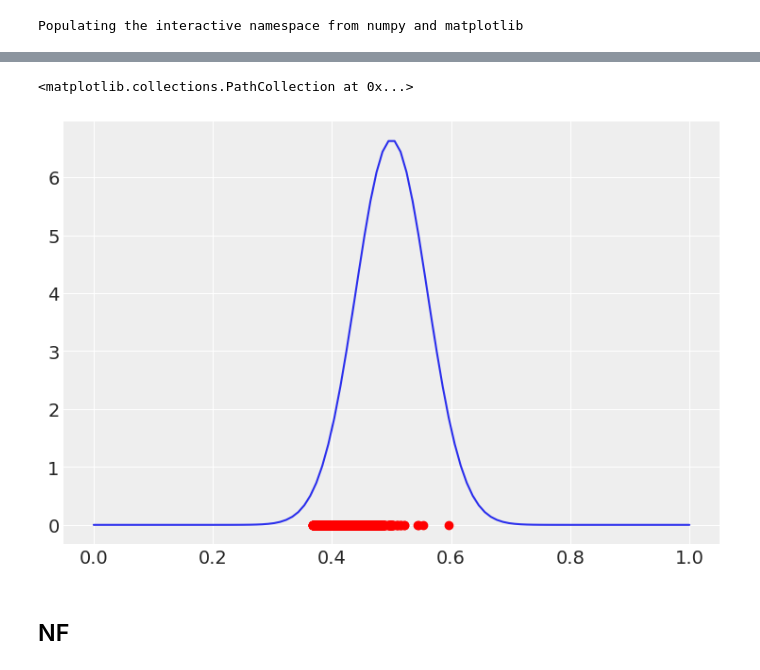
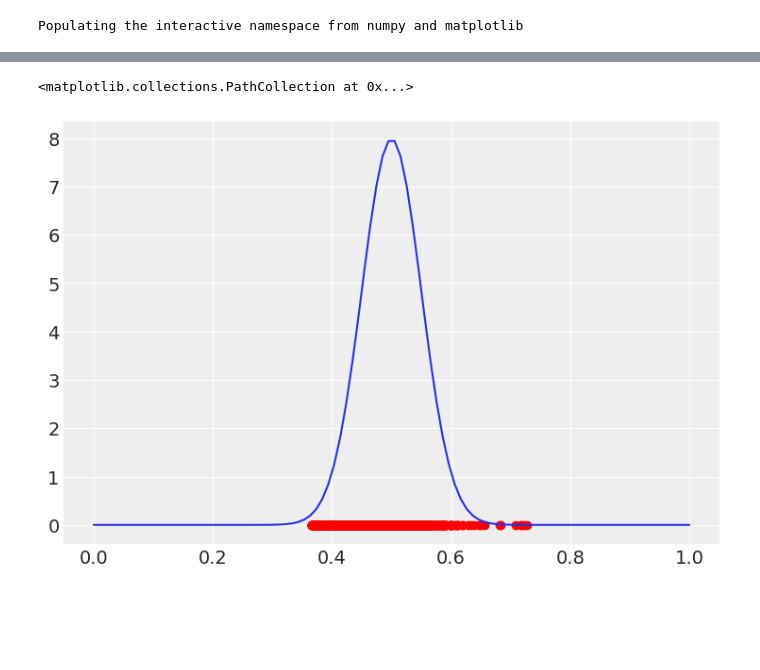
Before and after one commit to Justinezgh/SBI-Diff-Simulator, a Jupyter notebook: notebooks/Our_SBI_method_on_LV.ipynb, the cells around one changed output, grey strips where cells are left out. Saved outputs shown, nothing was run; the diff lists cells and outputs as text; code cells hidden in the pictures; blank space fills up the shorter version.

```diff
--- a/notebooks/Our_SBI_method_on_LV.ipynb
+++ b/notebooks/Our_SBI_method_on_LV.ipynb
@@ -150,10 +42,0 @@ p = samples['theta']
-# %%
-if (x > 500).any() == True:
-  idx = jnp.where(x > 500)[0]
-  x = jnp.delete(x, idx, axis=0)
-  p = jnp.delete(p, idx, axis=0)
-
-if jnp.isnan(x).any() == True:
-  idx = jnp.where(jnp.isnan(x))[0]
-  x = jnp.delete(x, idx, axis=0)
-  p = jnp.delete(p, idx, axis=0)
@@ -181,7 +110,0 @@ plt.boxplot(data);
-# %%
-scale_theta = (jnp.std(p, axis =0)/0.02)
-shift_theta = jnp.mean(p/scale_theta, axis = 0)-0.4
-
-normalized_p = (p/scale_theta) - shift_theta
-data = [normalized_p[...,0],normalized_p[...,1],normalized_p[...,2],normalized_p[...,3]]
-plt.boxplot(data);
@@ -190,11 +111,9 @@ plt.boxplot(data);
 # %%
-dist = tfd.Normal(0.5*jnp.ones(1), scale=0.06)
-xaxe = jnp.linspace(0,1,100)
-plt.plot(xaxe,dist.prob(xaxe))
-plt.scatter(normalized_p[...,3],jnp.zeros(len(x)), color = 'r')
+dist = tfd.Normal(0.5,0.05)
+axe = jnp.linspace(0,1,100)
+plt.plot(axe,dist.prob(axe))
+plt.scatter(normalized_p[...,3], jnp.zeros(len(normalized_p[...,3])),c='r')
 # %% [output]
 <matplotlib.collections.PathCollection at 0x...>
-[figure, old version]
+[figure, new version]
-# %% [markdown]
-## NF
 # %%
```
Also changed, not shown: parts of 37 cells of this notebook.
